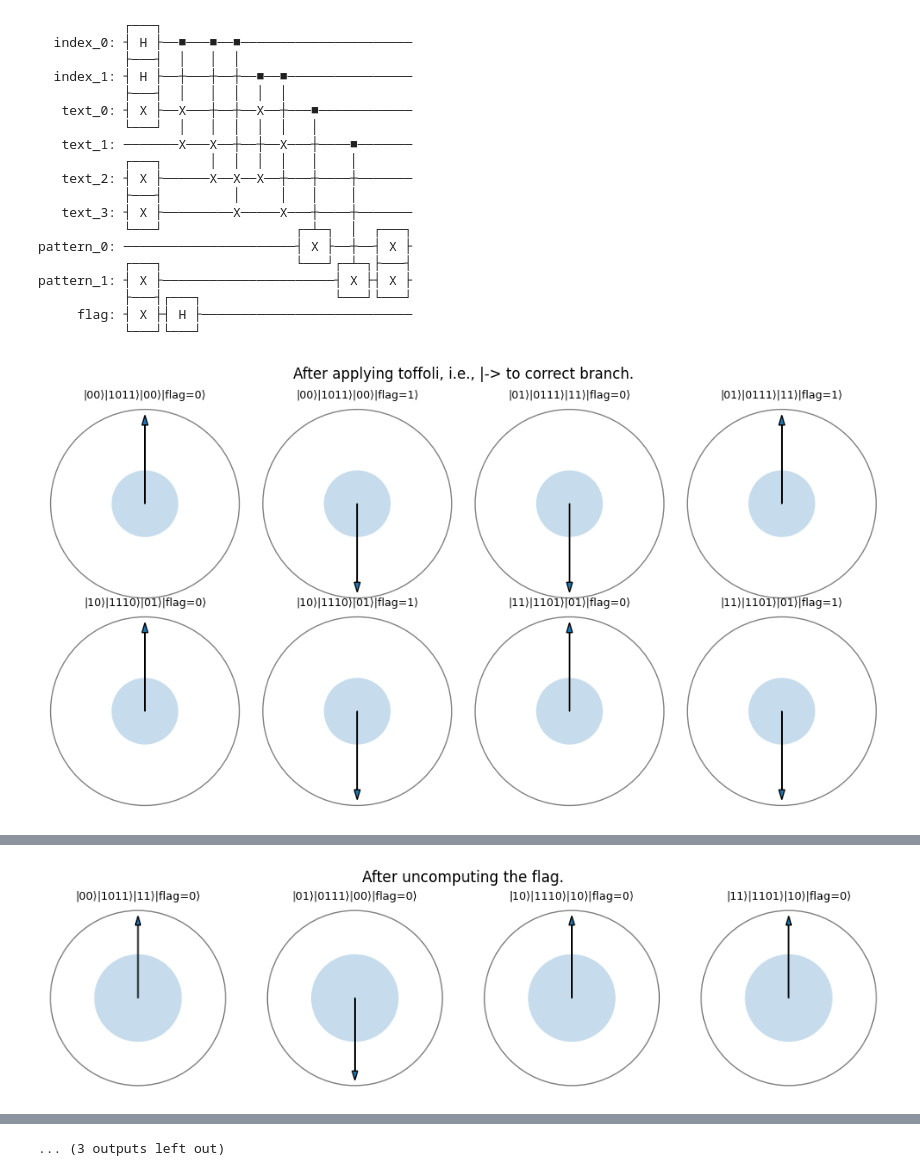
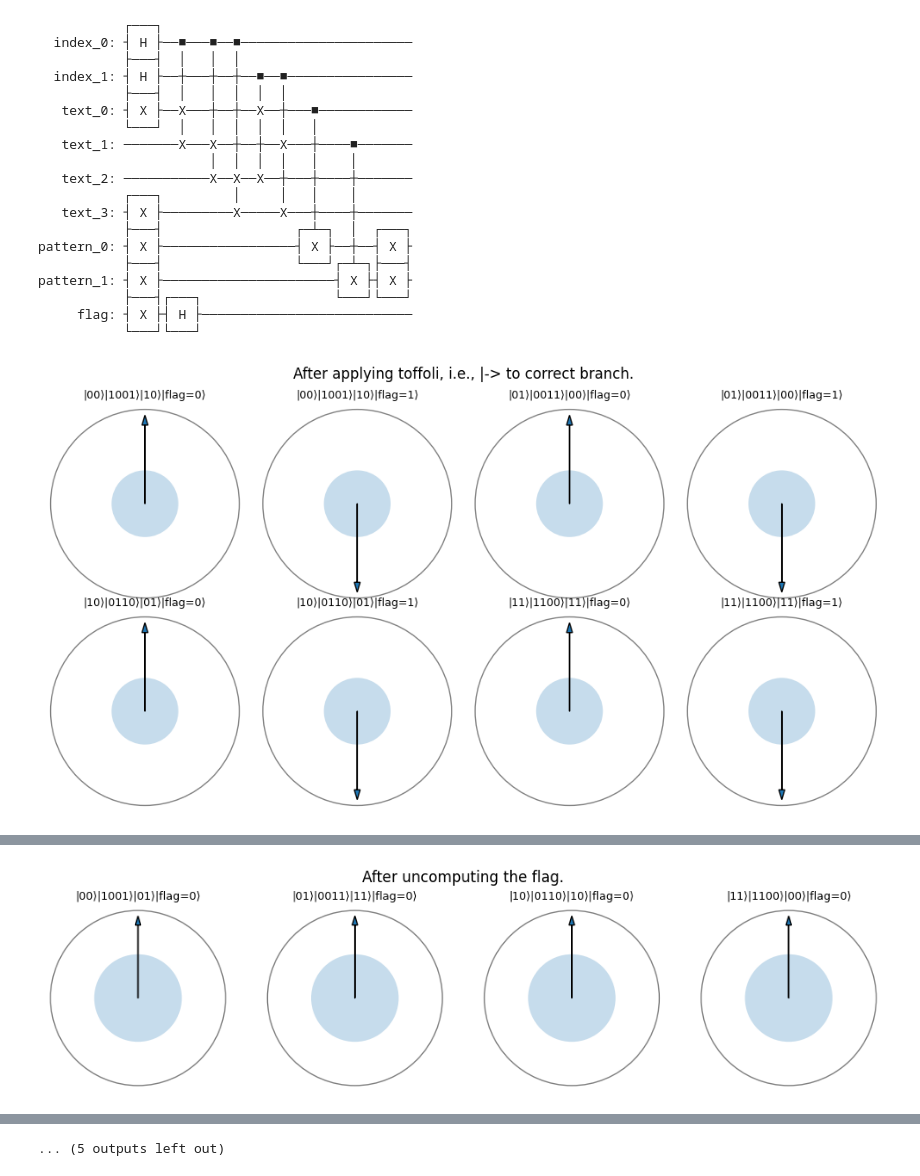
Before and after one commit to Laafayeette/Quantum-DNA-Search, a Jupyter notebook: quantum_dna_motif_finder.ipynb, the cells around one changed output, grey strips where cells are left out. Drawn from its saved outputs; the diff is of its cells as text; code cells hidden in the pictures.

```diff
--- a/quantum_dna_motif_finder.ipynb
+++ b/quantum_dna_motif_finder.ipynb
@@ -178,8 +178,8 @@ from qiskit import QuantumCircuit, QuantumRegister
 from qiskit.quantum_info import Statevector
 
 
-text: str = "1011"
-pattern: str = "01"
+text: str = "1001"
+pattern: str = "00"
 
 def prepare_input(text: str, pattern: str) -> tuple[QuantumCircuit, QuantumRegister, QuantumRegister, QuantumRegister, QuantumRegister]:
         # T = t0t1t2t3 = 1011
@@ -332,7 +332,11 @@ def grover_oracle(qc: QuantumCircuit, index_reg: QuantumRegister, text_reg: Quan
     # Mark state
     qc.x(pattern_reg) # Flips all qubits of all branchs' pattern_register.
     print(qc.draw('text', fold=-1))
+
     qc.mcx(list(pattern_reg), flag_reg[0]) # Phase kickback, but only the branch with |11> after flip will activate here.
+    for inv_pos in range(len(text_reg) - len(pattern_reg) + 1, 2**len(index_reg)): # range(start, stop)... range(3, 4).. just 3
+        # If the invalid shift matched, flip its phase back to +1
+        qc.mcx(list(index_reg) + list(pattern_reg), flag_reg[0], flag_reg[0])
     plot_state_vector(Statevector.from_instruction(qc).data, "After applying toffoli, i.e., |-> to correct branch.")
     qc.x(pattern_reg)  # Flip back the pattern register
     plot_state_vector(Statevector.from_instruction(qc).data, "After restoring pattern registers.")
@@ -366,7 +370,7 @@ print("---------------------------------------")
 
 grover_oracle(qc, index_reg, text_reg, pattern_reg, flag_reg)
 print(qc.draw('text', fold=-1))
-plot_state_vector(Statevector.from_instruction(qc).data)
+plot_state_vector(Statevector.from_instruction(qc).data, "After grover oracle")
 
 # Grover diffuser
 # Right now the oracle has marked the state in question. We need to increase its probability
@@ -384,7 +388,7 @@ def apply_diffusion(qc, index_reg):
 
 apply_diffusion(qc, index_reg)
 print(qc.draw('text', fold=-1))
-plot_state_vector(Statevector.from_instruction(qc).data)
+plot_state_vector(Statevector.from_instruction(qc).data, "After grover diffusion")
 # %% [output]
 N:  4
 M:  2
@@ -424,25 +428,25 @@ Shift k=2 (10): pattern_reg = '10'
 pattern_1: ┤ X ├────────────────────┤ X ├
            └───┘                    └───┘
      flag: ──────────────────────────────
 [figure]
 [figure]
            ┌───┐
   index_0: ┤ H ├──■───■──■──────────────────────
            ├───┤  │   │  │
   index_1: ┤ H ├──┼───┼──┼──■──■────────────────
            ├───┤  │   │  │  │  │
    text_0: ┤ X ├──X───┼──┼──X──┼───■────────────
            └───┘  │   │  │  │  │   │
    text_1: ───────X───X──┼──┼──X───┼────■───────
-           ┌───┐      │  │  │  │   │    │
-   text_2: ┤ X ├──────X──X──X──┼───┼────┼───────
-           ├───┤         │     │   │    │
+                      │  │  │  │   │    │
+   text_2: ───────────X──X──X──┼───┼────┼───────
+           ┌───┐         │     │   │    │
    text_3: ┤ X ├─────────X─────X───┼────┼───────
-           └───┘                 ┌─┴─┐  │  ┌───┐
-pattern_0: ──────────────────────┤ X ├──┼──┤ X ├
-           ┌───┐                 └───┘┌─┴─┐├───┤
+           ├───┤                 ┌─┴─┐  │  ┌───┐
+pattern_0: ┤ X ├─────────────────┤ X ├──┼──┤ X ├
+           ├───┤                 └───┘┌─┴─┐├───┤
 pattern_1: ┤ X ├──────────────────────┤ X ├┤ X ├
            ├───┤┌───┐                 └───┘└───┘
      flag: ┤ X ├┤ H ├───────────────────────────
            └───┘└───┘
-[figure, old version]
+[figure, new version]
@@ -450,2 +454,2 @@ pattern_1: ┤ X ├────────────────────
-[figure, old version]
+[figure, new version]
            ┌───┐
@@ -468 +472 @@ pattern_1: ┤ X ├────────────────────
-... (3 outputs left out)
+... (5 outputs left out)
```
Also changed, not shown: parts of 1 cell of this notebook.
